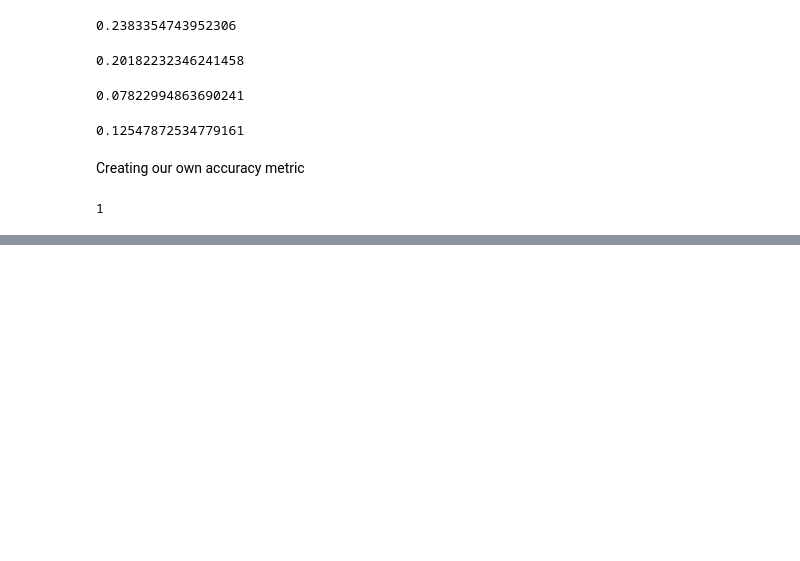
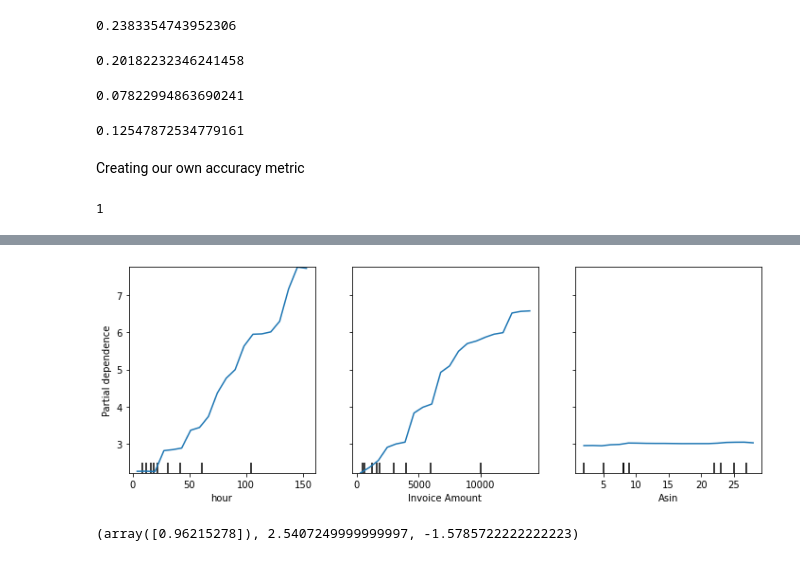
Before and after one commit to akshaypt7/amazon_sales_prediction, a Jupyter notebook: my_project_01_1.ipynb, the cells around one changed output, grey strips where cells are left out. Drawn from its saved outputs; the diff is of its cells as text; code cells hidden in the pictures; blank space fills up the shorter version.

```diff
--- a/my_project_01_1.ipynb
+++ b/my_project_01_1.ipynb
@@ -890,0 +669,8 @@ TypeError: ignored
+# %%
+from sklearn.inspection import plot_partial_dependence
+
+fig,ax = plt.subplots(figsize=(12, 4))
+plot_partial_dependence(rf, x_valid, ['hour','Invoice Amount','Asin'],
+                        grid_resolution=20, ax=ax);
+# %% [output]
+[figure, added]
@@ -890,0 +688,4 @@ TypeError: ignored
+# %%
+prediction[0], bias[0], contributions[0].sum()
+# %% [output]
+(array([0.96215278]), 2.5407249999999997, -1.5785722222222223)
```
Also changed, not shown: parts of 106 cells of this notebook.
